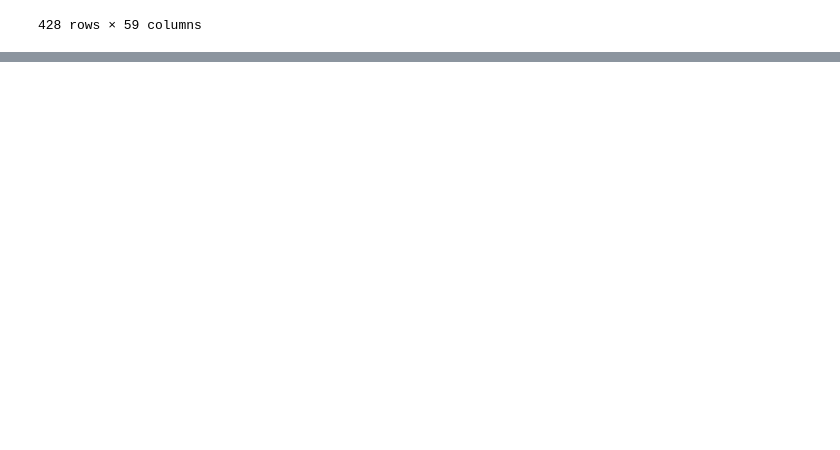
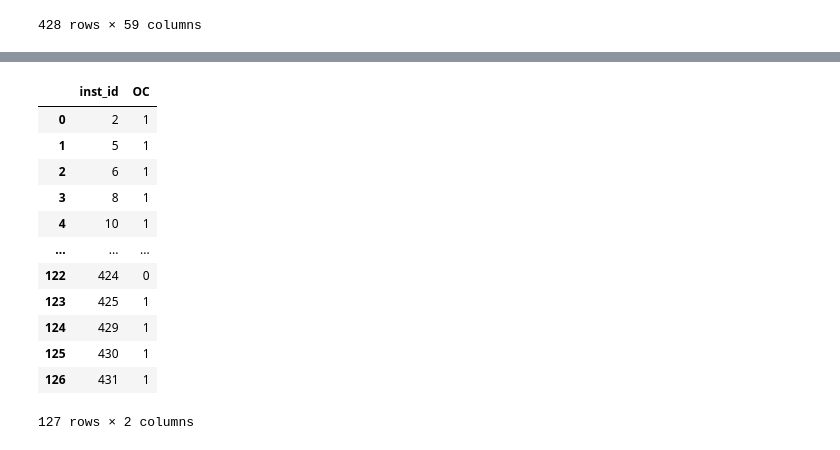
Before and after one commit to hhh6593/Dacon, a Jupyter notebook: Dacon_project_notebook.ipynb, the cells around one changed output, grey strips where cells are left out. Drawn from its saved outputs; the diff is of its cells as text; code cells hidden in the pictures; blank space fills up the shorter version.

```diff
--- a/Dacon_project_notebook.ipynb
+++ b/Dacon_project_notebook.ipynb
@@ -425,0 +398,17 @@ sub.to_csv('hos_1.csv',index=False)
+# %%
+#확인
+sub
+# %% [output]
+|  | inst_id | OC |
+| 0 | 2 | 1 |
+| 1 | 5 | 1 |
+| 2 | 6 | 1 |
+| 3 | 8 | 1 |
+| 4 | 10 | 1 |
+| ... | ... | ... |
+| 122 | 424 | 0 |
+| 123 | 425 | 1 |
+| 124 | 429 | 1 |
+| 125 | 430 | 1 |
+| 126 | 431 | 1 |
+127 rows × 2 columns
```
Also changed, not shown: parts of 36 cells of this notebook.
